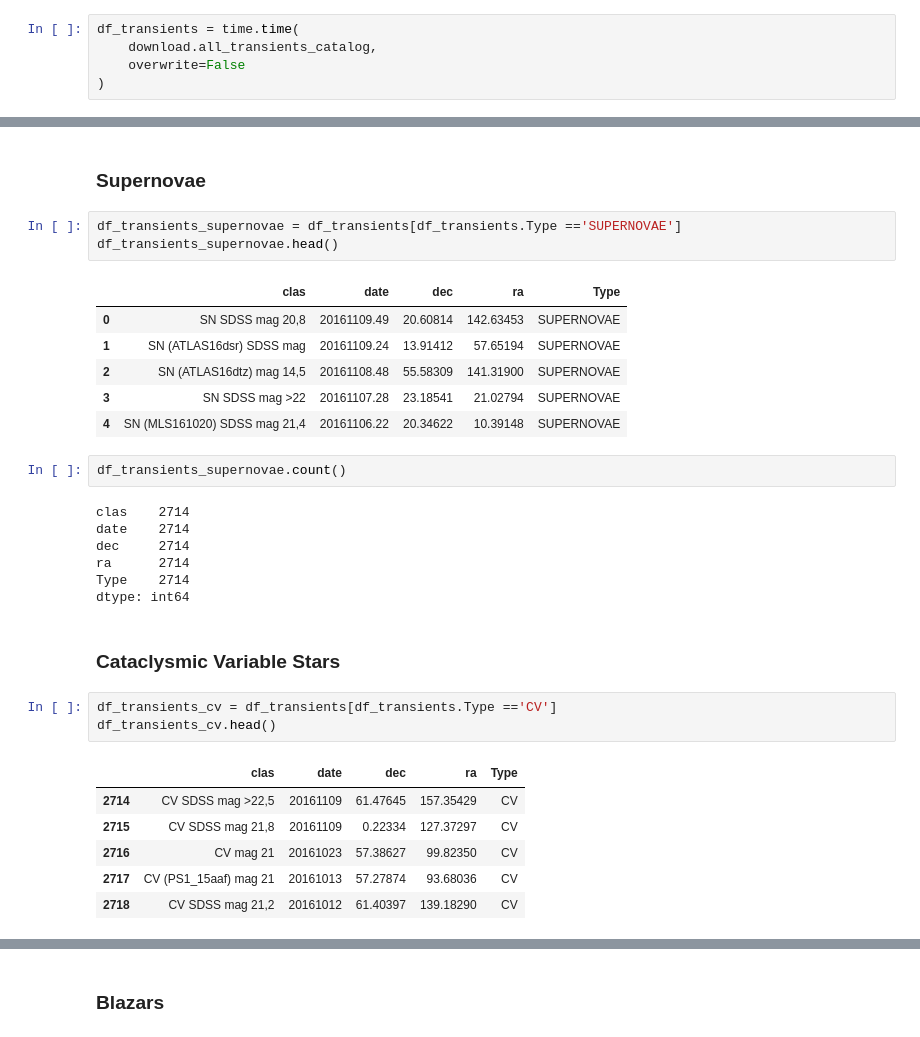
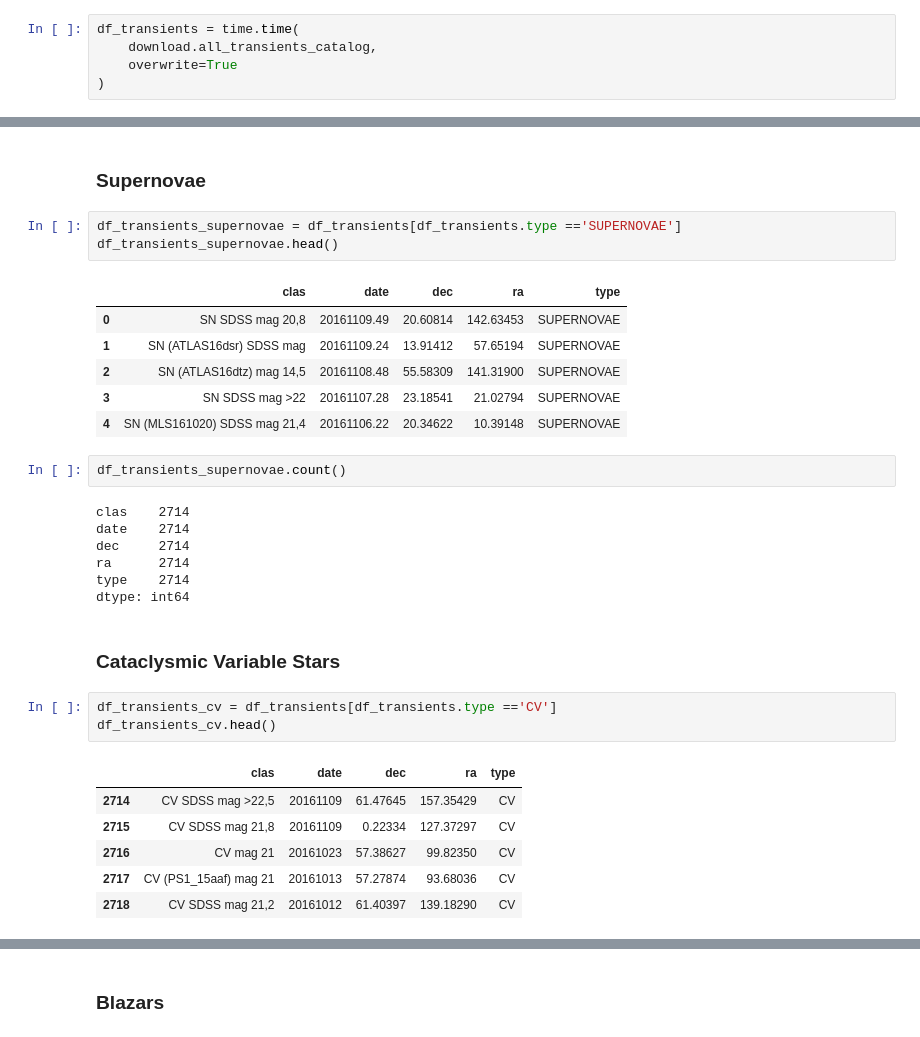
Before and after one commit to diegoalejogm/transient-recognition-lsst, a Jupyter notebook: notebooks/CRTS/CRTS Data Download & Exploration.ipynb, the cells around one changed output, grey strips where cells are left out. Drawn from its saved outputs; the diff is of its cells as text.

```diff
--- a/notebooks/CRTS/CRTS Data Download & Exploration.ipynb
+++ b/notebooks/CRTS/CRTS Data Download & Exploration.ipynb
@@ -13,6 +14,6 @@ from tools import download, time
 # %%
 df_transients = time.time(
     download.all_transients_catalog,
-    overwrite=False
+    overwrite=True
 )
 # %% [output]
@@ -86,10 +82,10 @@ len(df_light_curves.ObjectID.unique())
 # %% [markdown]
 ### Supernovae
 # %%
-df_transients_supernovae = df_transients[df_transients.Type =='SUPERNOVAE']
+df_transients_supernovae = df_transients[df_transients.type =='SUPERNOVAE']
 df_transients_supernovae.head()
 # %% [output]
-|  | clas | date | dec | ra | Type |
+|  | clas | date | dec | ra | type |
 | 0 | SN SDSS mag 20,8 | 20161109.49 | 20.60814 | 142.63453 | SUPERNOVAE |
 | 1 | SN (ATLAS16dsr) SDSS mag | 20161109.24 | 13.91412 | 57.65194 | SUPERNOVAE |
 | 2 | SN (ATLAS16dtz) mag 14,5 | 20161108.48 | 55.58309 | 141.31900 | SUPERNOVAE |
@@ -102,15 +98,15 @@ clas    2714
 date    2714
 dec     2714
 ra      2714
-Type    2714
+type    2714
 dtype: int64
 # %% [markdown]
 ### Cataclysmic Variable Stars
 # %%
-df_transients_cv = df_transients[df_transients.Type =='CV']
+df_transients_cv = df_transients[df_transients.type =='CV']
 df_transients_cv.head()
 # %% [output]
-|  | clas | date | dec | ra | Type |
+|  | clas | date | dec | ra | type |
 | 2714 | CV SDSS mag >22,5 | 20161109 | 61.47645 | 157.35429 | CV |
 | 2715 | CV SDSS mag 21,8 | 20161109 | 0.22334 | 127.37297 | CV |
 | 2716 | CV mag 21 | 20161023 | 57.38627 | 99.82350 | CV |
```
Also changed, not shown: parts of 22 cells of this notebook, 2 other files.
